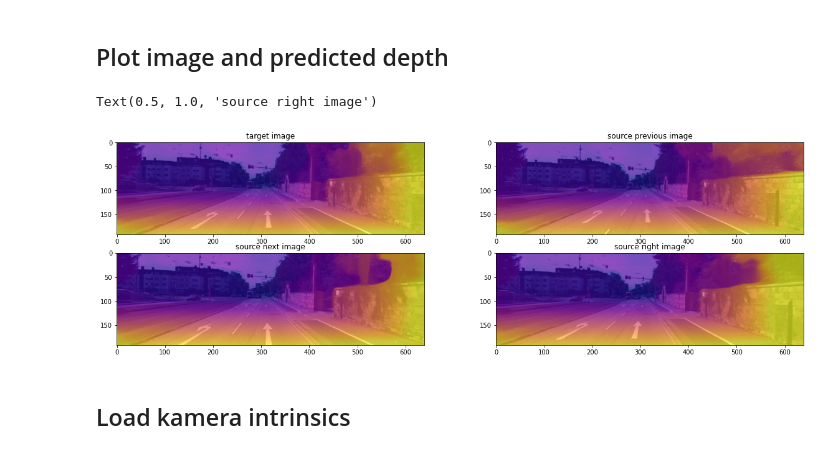
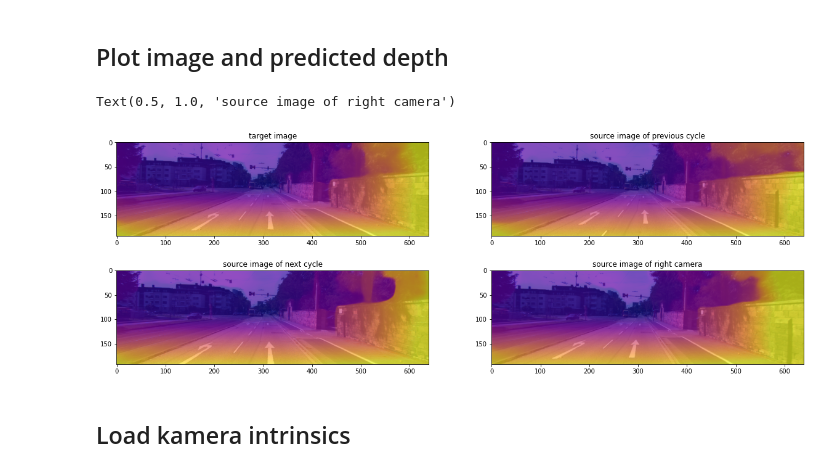
Before and after one commit to Willyzw/monodepth2, a Jupyter notebook: monodepth2_handson.ipynb, the cells around one changed output. Drawn from its saved outputs; the diff is of its cells as text; code cells hidden in the pictures.

```diff
--- a/monodepth2_handson.ipynb
+++ b/monodepth2_handson.ipynb
@@ -116,39 +110,39 @@ def depth_inference(images):
         return outputs[("disp", 0)]
 
 def pose_inference(images, invert=False):
     with torch.no_grad():
         pose_features = [pose_encoder(torch.cat(images, 1))]
         axisangle, translation = pose_decoder(pose_features)
         T = transformation_from_parameters(axisangle[:, 0], translation[:, 0], invert)
         return T
 
 disp_target, disp_src_prev, disp_src_next, disp_src_right = depth_inference([img_target_torch, img_src_prev_torch, img_src_next_torch, img_src_right_torch])
 src_prev_T_target = pose_inference([img_src_prev_torch, img_target_torch], True)
 src_next_T_target = pose_inference([img_target_torch, img_src_next_torch], False)
 
 disp_target_np = disp_target.squeeze().cpu().numpy()
 vmax = np.percentile(disp_target_np, 95)
 
-plt.figure(figsize=(20, 6))
+plt.figure(figsize=(20, 7))
 plt.subplot(221)
 plt.imshow(img_target_resized)
 plt.imshow(disp_target_np, cmap='plasma', vmax=vmax, alpha=0.7)
 plt.title('target image')
 plt.subplot(222)
 plt.imshow(img_src_prev_resized)
 plt.imshow(disp_src_prev.squeeze().cpu().numpy(), cmap='plasma', vmax=vmax, alpha=0.7)
-plt.title('source previous image')
+plt.title('source image of previous cycle')
 plt.subplot(223)
 plt.imshow(img_src_next_resized)
 plt.imshow(disp_src_next.squeeze().cpu().numpy(), cmap='plasma', vmax=vmax, alpha=0.7)
-plt.title('source next image')
+plt.title('source image of next cycle')
 plt.subplot(224)
 plt.imshow(img_src_right_resized)
 plt.imshow(disp_src_right.squeeze().cpu().numpy(), cmap='plasma', vmax=vmax, alpha=0.7)
-plt.title('source right image')
+plt.title('source image of right camera')
 # %% [output]
-Text(0.5, 1.0, 'source right image')
+Text(0.5, 1.0, 'source image of right camera')
-[figure, old version]
+[figure, new version]
 # %% [markdown]
 ## Load kamera intrinsics
 # %%
```
Also changed, not shown: parts of 6 cells of this notebook.
